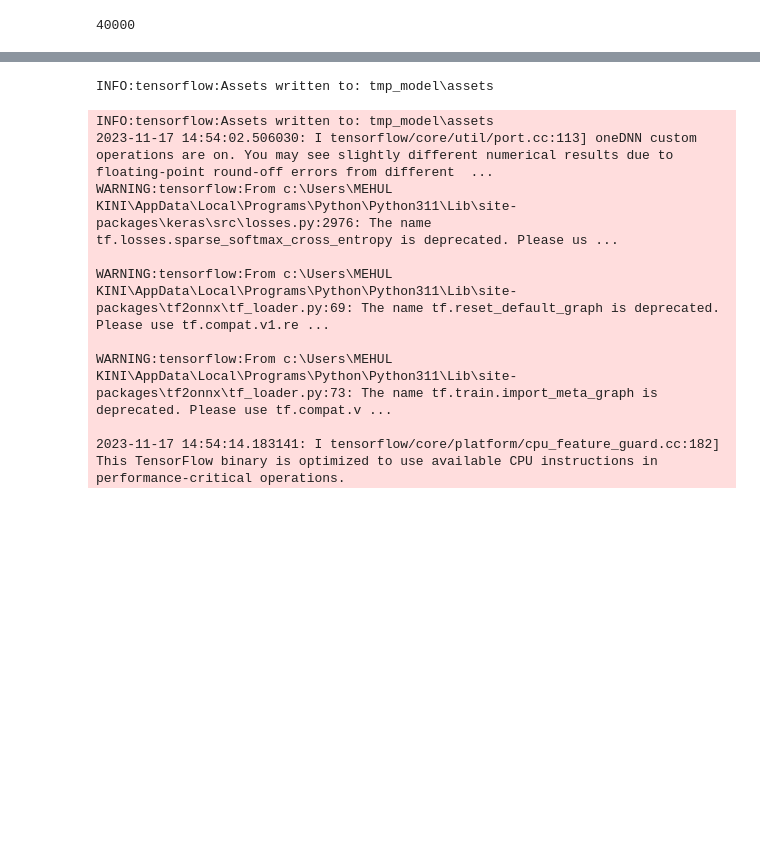
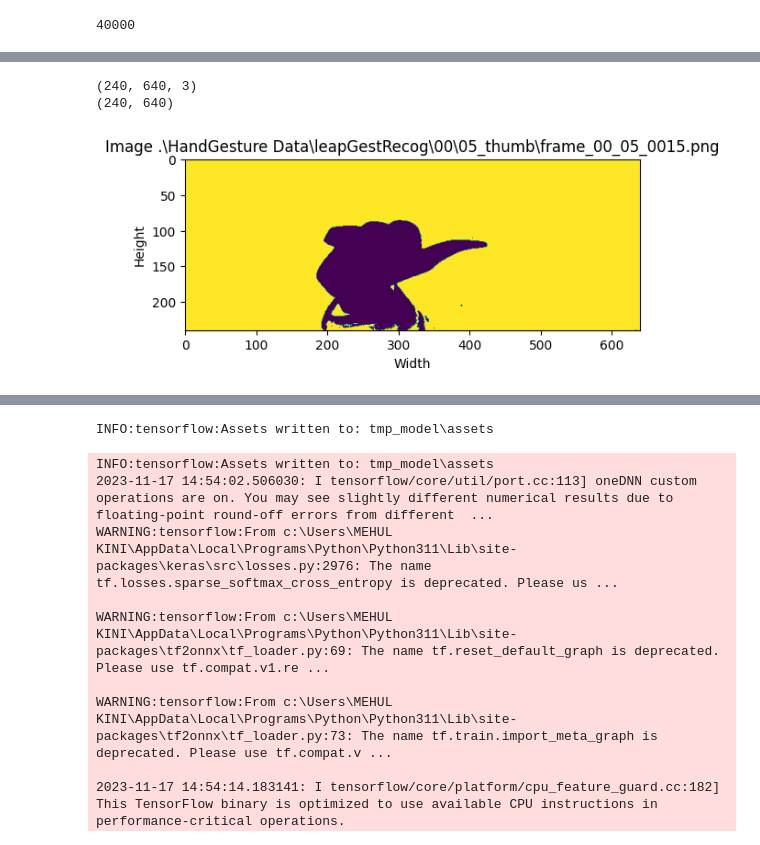
Before and after one commit to Tiny-Prism-Labs/Hand_Gesture_Recog, a Jupyter notebook: Hand_GEsture.ipynb, the cells around one changed output, grey strips where cells are left out. Saved outputs shown, nothing was run; the diff lists cells and outputs as text; code cells hidden in the pictures; blank space fills up the shorter version.

```diff
--- a/Hand_GEsture.ipynb
+++ b/Hand_GEsture.ipynb
@@ -67,0 +66,6 @@ print(imagepaths[3])
+# %%
+plot_image(imagepaths[814])
+# %% [output]
+(240, 640, 3)
+(240, 640)
+[figure, added]
```
Also changed, not shown: parts of 23 cells of this notebook.
